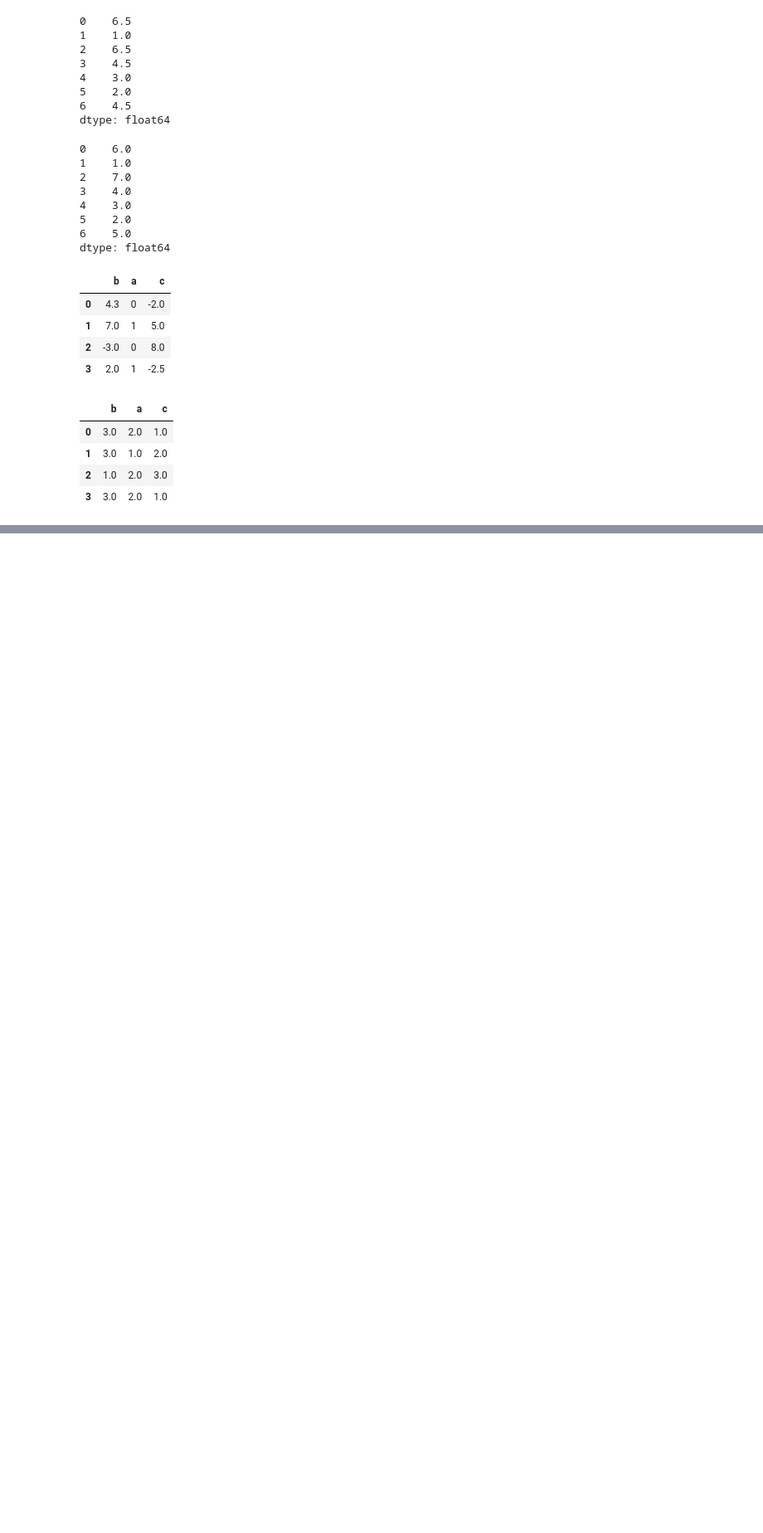
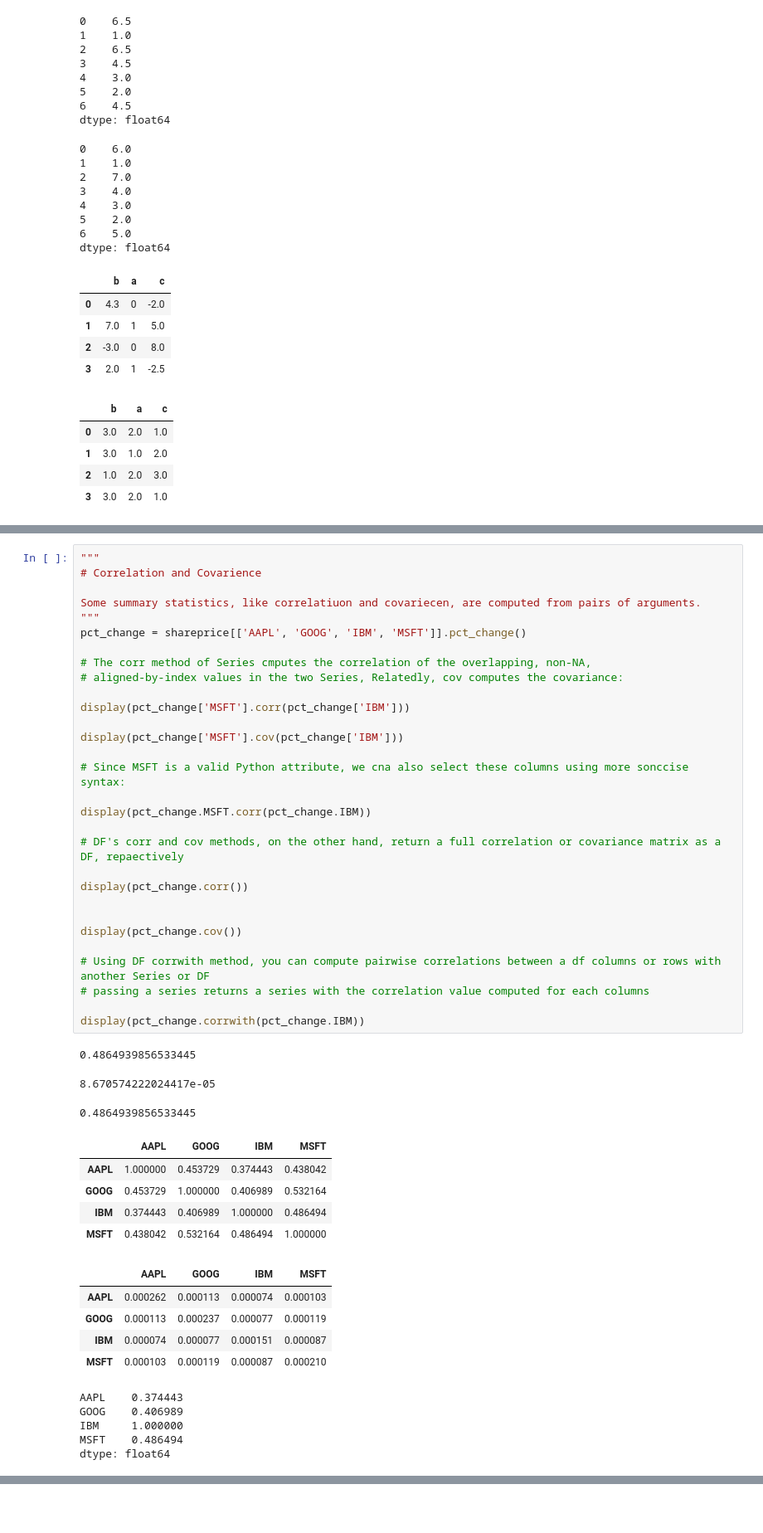
Before and after one commit to MuayThaiLegz/Py_DataAnalysis, a Jupyter notebook: Python_forData_5.ipynb, the cells around one changed output, grey strips where cells are left out. Shown at 83% size. Cells and saved outputs as stored; diff of their text form; blank space fills up the shorter version.

```diff
--- a/Python_forData_5.ipynb
+++ b/Python_forData_5.ipynb
@@ -1159,0 +1267,49 @@ False
+# %%
+"""
+# Correlation and Covarience
+
+Some summary statistics, like correlatiuon and covariecen, are computed from pairs of arguments.
+"""
+pct_change = shareprice[['AAPL', 'GOOG', 'IBM', 'MSFT']].pct_change()
+
+# The corr method of Series cmputes the correlation of the overlapping, non-NA,
+# aligned-by-index values in the two Series, Relatedly, cov computes the covariance:
+
+display(pct_change['MSFT'].corr(pct_change['IBM']))
+
+display(pct_change['MSFT'].cov(pct_change['IBM']))
+
+# Since MSFT is a valid Python attribute, we cna also select these columns using more sonccise syntax:
+
+display(pct_change.MSFT.corr(pct_change.IBM))
+
+# DF's corr and cov methods, on the other hand, return a full correlation or covariance matrix as a DF, repaectively
+
+display(pct_change.corr())
+
+
+display(pct_change.cov())
+
+# Using DF corrwith method, you can compute pairwise correlations between a df columns or rows with another Series or DF
+# passing a series returns a series with the correlation value computed for each columns
+
+display(pct_change.corrwith(pct_change.IBM))
+# %% [output]
+0.4864939856533445
+8.670574222024417e-05
+0.4864939856533445
+|  | AAPL | GOOG | IBM | MSFT |
+| AAPL | 1.000000 | 0.453729 | 0.374443 | 0.438042 |
+| GOOG | 0.453729 | 1.000000 | 0.406989 | 0.532164 |
+| IBM | 0.374443 | 0.406989 | 1.000000 | 0.486494 |
+| MSFT | 0.438042 | 0.532164 | 0.486494 | 1.000000 |
+|  | AAPL | GOOG | IBM | MSFT |
+| AAPL | 0.000262 | 0.000113 | 0.000074 | 0.000103 |
+| GOOG | 0.000113 | 0.000237 | 0.000077 | 0.000119 |
+| IBM | 0.000074 | 0.000077 | 0.000151 | 0.000087 |
+| MSFT | 0.000103 | 0.000119 | 0.000087 | 0.000210 |
+AAPL    0.374443
+GOOG    0.406989
+IBM     1.000000
+MSFT    0.486494
+dtype: float64
```
Also changed, not shown: parts of 13 cells of this notebook.
